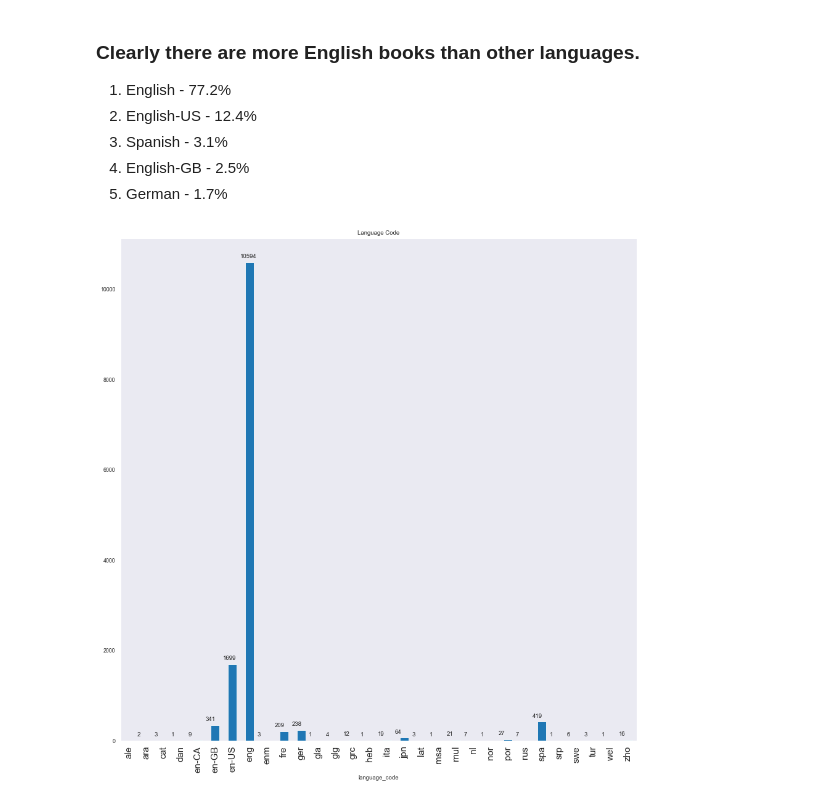
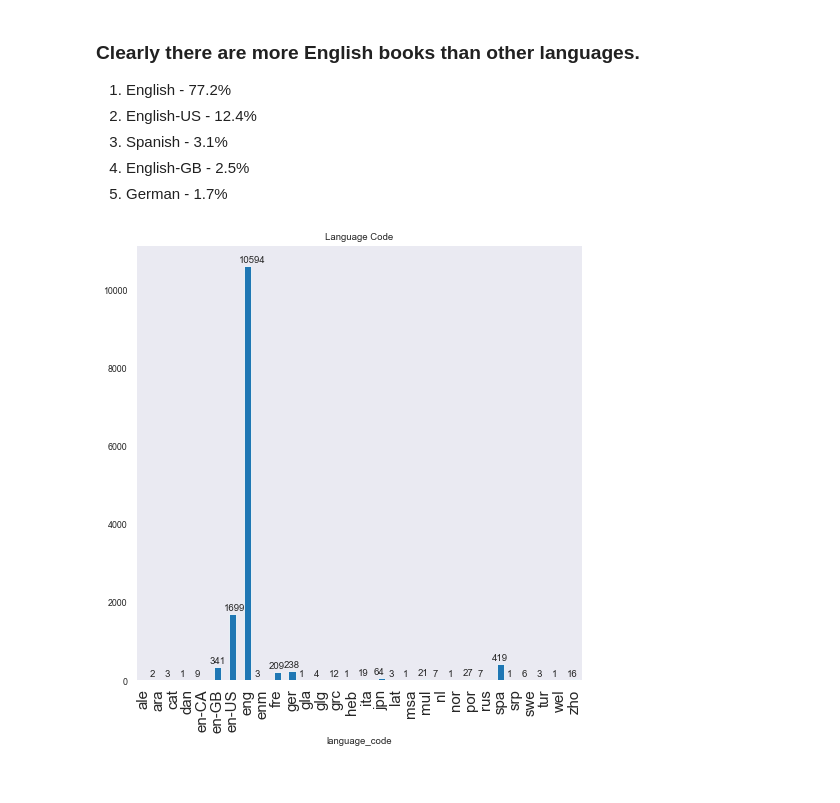
Before and after one commit to kart-projects/Goodreads-books, a Jupyter notebook: Queries.ipynb, the cells around one changed output. Drawn from its saved outputs; the diff is of its cells as text; code cells hidden in the pictures.

```diff
--- a/Queries.ipynb
+++ b/Queries.ipynb
@@ -222,13 +222,13 @@ plt.show()
 5. German - 1.7%
 # %%
 sns.set_context('paper')
-plt.figure(figsize=(15,15))
+plt.figure(figsize=(8,8))
 ax = df.groupby('language_code')['title'].count().plot.bar()
 plt.title('Language Code')
 plt.xticks(fontsize = 15)
 for p in ax.patches:
     ax.annotate(str(p.get_height()), (p.get_x()-0.3, p.get_height()+100))
 plt.show()
 # %% [output]
-[figure, old version]
+[figure, new version]
 # %%
```
Also changed, not shown: parts of 10 cells of this notebook, 1 other file.
